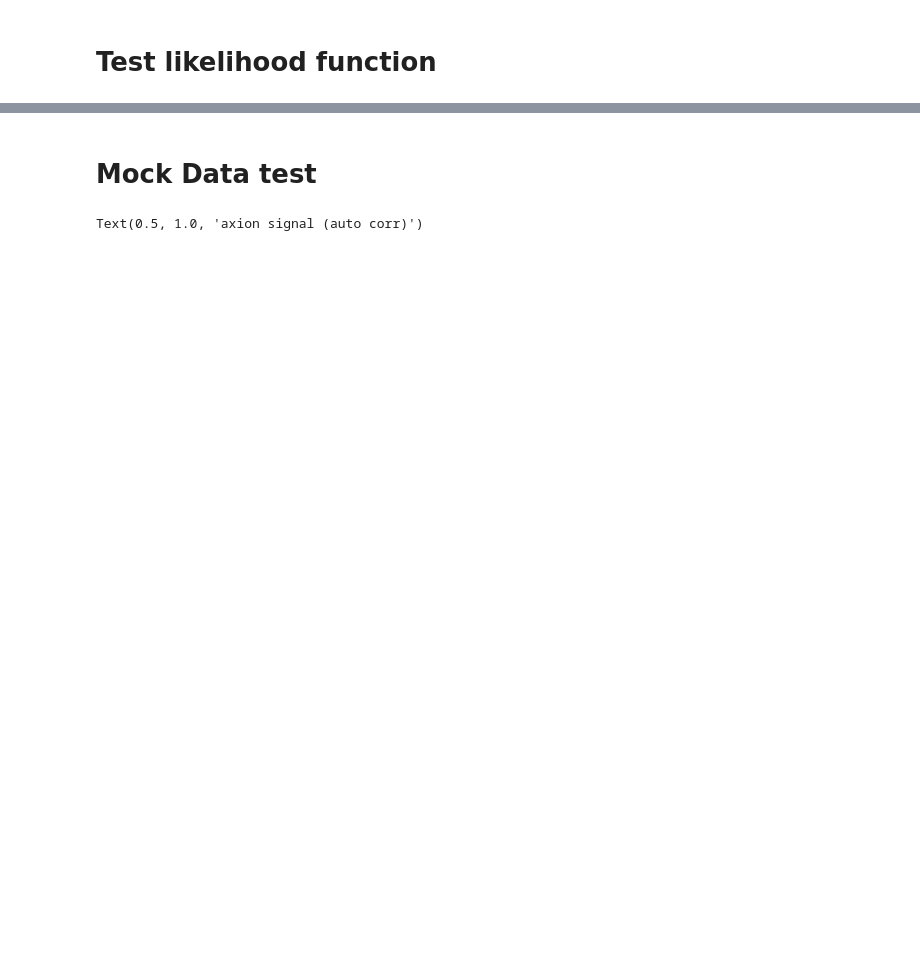
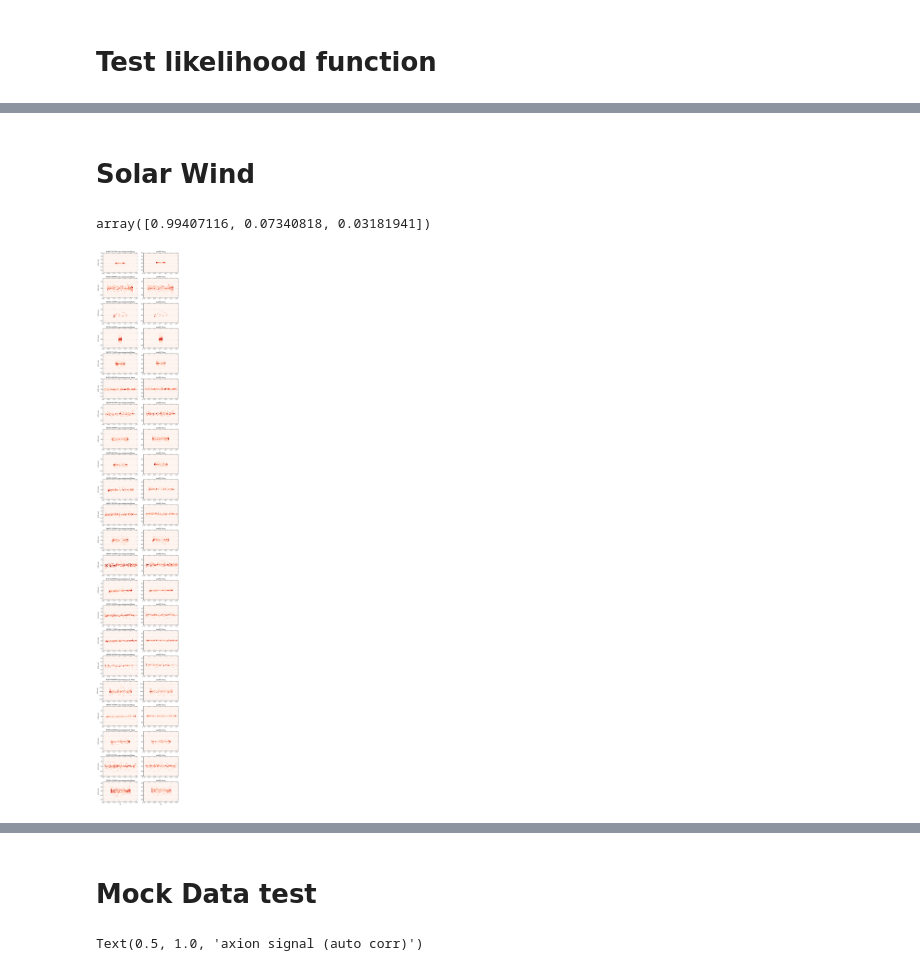
Before and after one commit to XueXiao-Physics/PPA, a Jupyter notebook: examples/Inspection.ipynb, the cells around one changed output, grey strips where cells are left out. Cells and saved outputs as stored; diff of their text form; code cells hidden in the pictures; blank space fills up the shorter version.

```diff
--- a/examples/Inspection.ipynb
+++ b/examples/Inspection.ipynb
@@ -165,0 +254,13 @@ print(lnlike2(*init))
+# %% [markdown]
+# Solar Wind
+# %%
+import astropy.coordinates as accord
+import astropy.time as asttime
+def get_sun_loc(t_mjd):
+    t = asttime.Time(t_mjd,format='mjd')
+    sun_loc = accord.get_sun(t)
+    return np.array([sun_loc.cartesian.x.value,sun_loc.cartesian.y.value,sun_loc.cartesian.z.value])
+
+get_sun_loc(ppa.TREFd)
+# %% [output]
+array([0.99407116, 0.07340818, 0.03181941])
@@ -165,0 +298,48 @@ print(lnlike2(*init))
+# %%
+plt.subplots(figsize=(10,3*22),sharex=True,sharey=True)
+
+k=0
+for i,p in enumerate(PSR_NAME_LIST):
+    try:
+
+        toa_mjd = pulsars_noiono_10[i].TOAs[0]/sc.day + ppa.TREFd
+        data_noiono = pulsars_noiono_10[i].DPA[0]
+        data_ionfr = pulsars_ionfr_10[i].DPA[0]
+
+        sun_pos = np.array( [ get_sun_loc( t ) for t in toa_mjd ] )
+        psr_pos = pulsars_noiono_10[i].PSR_LOC
+        sun_psr_angle = np.arccos( np.sum(np.array(sun_pos)*psr_pos[None,:],axis=1) )
+        sort = np.argsort(sun_psr_angle)
+
+        ymin = min(data_noiono[sort].min() , data_ionfr[sort].min() ) - 0.2
+        ymax = max(data_noiono[sort].max() , data_ionfr[sort].max() ) + 0.2
+
+        plt.subplot(22,2,2*k+1)
+        plt.hist2d( sun_psr_angle[sort] , data_noiono[sort] ,bins=(np.linspace(0,np.pi,50),np.linspace(ymin,ymax,40)),cmap='Reds')
+        plt.title(p+"      No iono subtraction 10cm")
+        plt.ylabel(r"$\Delta$ PA (rad)")
+        plt.grid(axis='y',linestyle=':')
+        if k==21:
+            plt.xlabel(r"$\Theta$")
+
+
+        plt.subplot(22,2,2*k+2)
+        plt.hist2d( sun_psr_angle[sort] , data_ionfr[sort] ,bins=(np.linspace(0,np.pi,50),np.linspace(ymin,ymax,40)),cmap='Reds')
+        plt.title("ionFR 10cm")
+        plt.grid(axis='y',linestyle=':')
+        if k==21:
+            plt.xlabel(r"$\Theta$")
+
+        #plt.plot( sun_psr_angle[sort] , pulsars_ionfr_10[i].DPA[0][sort],'-',lw=0.5 ,label="ionosphere subtraction with ionFR, 10cm")
+
+
+        k+=1
+
+    except:
+        pass
+plt.subplots_adjust(hspace=0.3)
+plt.tight_layout()
+plt.savefig("psr_solar_angle_10_histogram.pdf")
+#plt.close()
+# %% [output]
+[figure, added]
```
Also changed, not shown: parts of 14 cells of this notebook, 2 other files.
